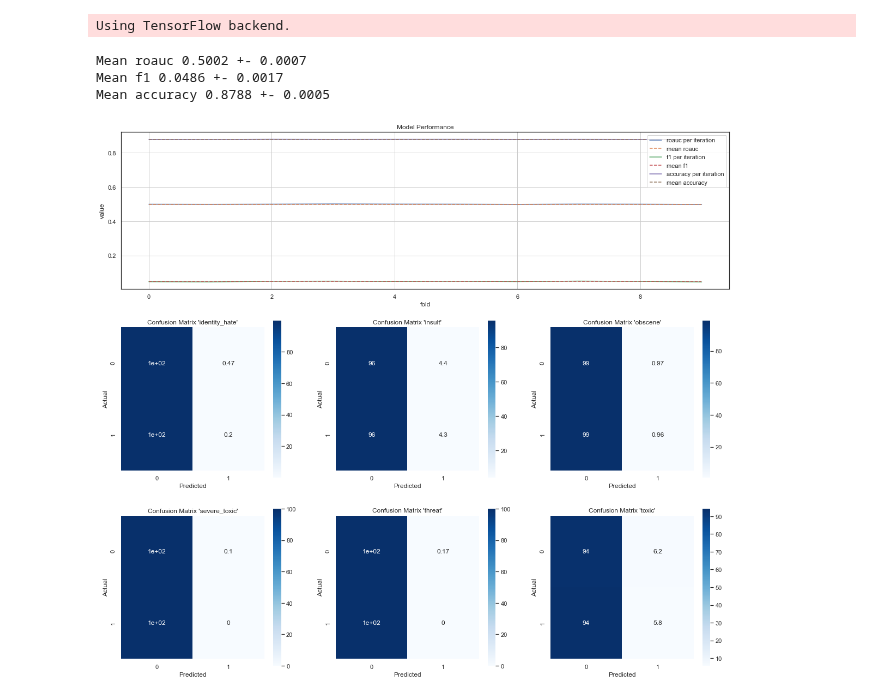
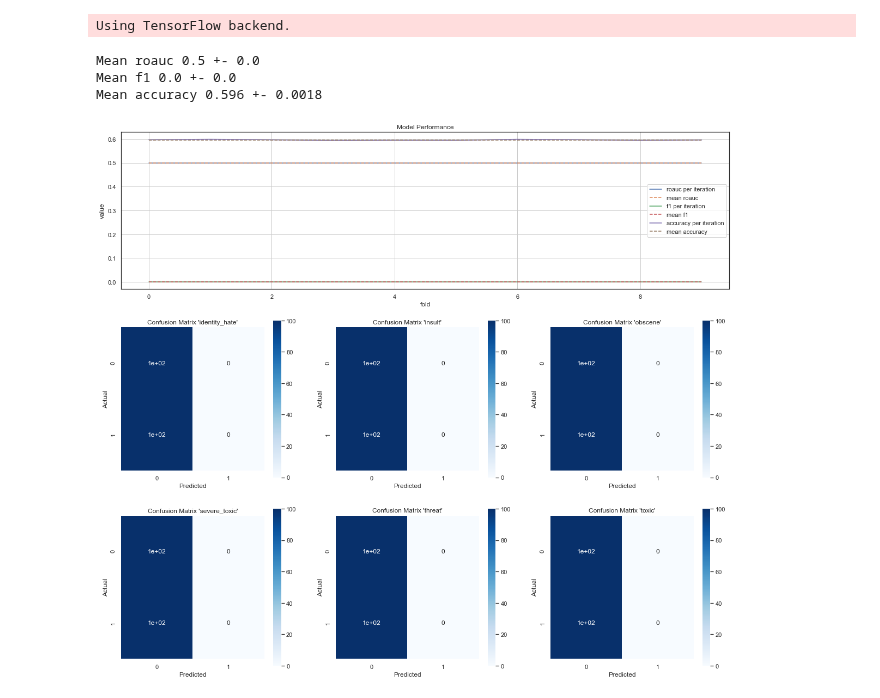
Before and after one commit to Ritvik19/Toxic-Comment-Classification, a Jupyter notebook: 02 Baseline Model.ipynb, the cells around one changed output. Drawn from its saved outputs; the diff is of its cells as text; code cells hidden in the pictures.

Commit message:
Models Optimised and Web App Upgraded

```diff
--- a/02 Baseline Model.ipynb
+++ b/02 Baseline Model.ipynb
@@ -48,16 +48,16 @@ from utils.ml import train_model_one_vs_rest
 # %% [output]
 Using TensorFlow backend.
 # %%
-model = DummyClassifier(strategy='stratified', random_state=101)
+model = DummyClassifier(strategy='prior', random_state=101)
 performance, cm, model = train_model_one_vs_rest(model, vects, target, labels)
 print('Mean roauc', round(np.mean(performance['roauc']), 4), '+-', round(np.std(performance['roauc']), 4))
 print('Mean f1', round(np.mean(performance['f1']), 4), '+-', round(np.std(performance['f1']), 4))
 print('Mean accuracy', round(np.mean(performance['accuracy']), 4), '+-', round(np.std(performance['accuracy']), 4))
 # %% [output]
-Mean roauc 0.5002 +- 0.0007
-Mean f1 0.0486 +- 0.0017
-Mean accuracy 0.8788 +- 0.0005
+Mean roauc 0.5 +- 0.0
+Mean f1 0.0 +- 0.0
+Mean accuracy 0.596 +- 0.0018
-[figure, old version]
+[figure, new version]
 # %%
 import pickle
 pickle.dump(vectorizer, open('Vectorizer.pkl', 'wb'))
```
Also changed, not shown: parts of 3 cells of this notebook, 18 other files.
